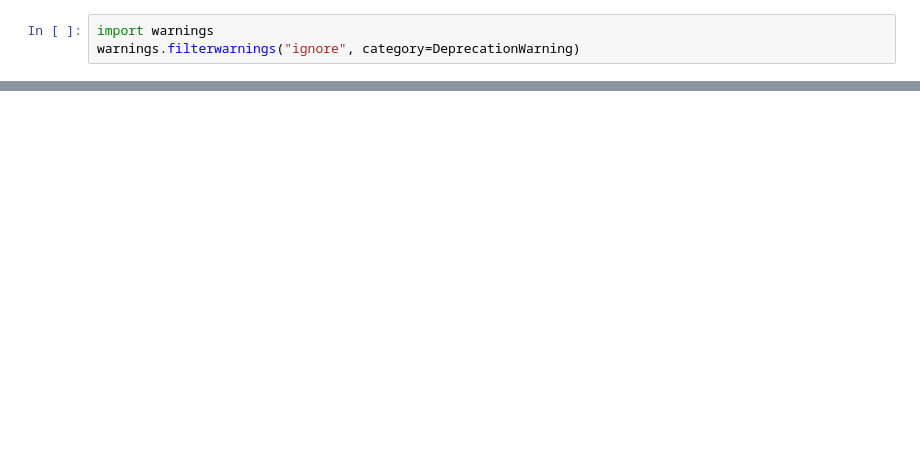
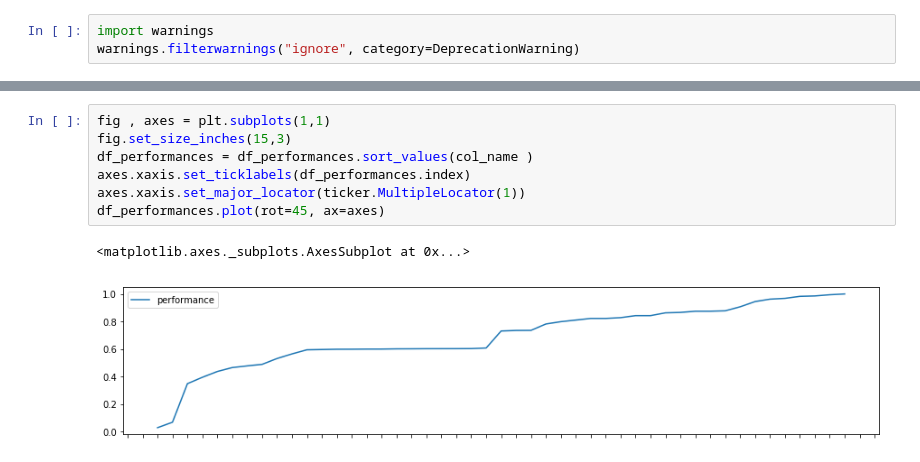
Before and after one commit to cjacques4/Parkinson-Speech-Dataset-with-Multiple-Types-of-Sound-Recordings, a Jupyter notebook: Projet_Python_DataAnalysis.ipynb, the cells around one changed output, grey strips where cells are left out. Drawn from its saved outputs; the diff is of its cells as text; blank space fills up the shorter version.

```diff
--- a/Projet_Python_DataAnalysis.ipynb
+++ b/Projet_Python_DataAnalysis.ipynb
@@ -544,0 +588,10 @@ Standardize features by r
+# %%
+fig , axes = plt.subplots(1,1)
+fig.set_size_inches(15,3)
+df_performances = df_performances.sort_values(col_name )
+axes.xaxis.set_ticklabels(df_performances.index)
+axes.xaxis.set_major_locator(ticker.MultipleLocator(1))
+df_performances.plot(rot=45, ax=axes)
+# %% [output]
+<matplotlib.axes._subplots.AxesSubplot at 0x...>
+[figure, added]
```
Also changed, not shown: parts of 17 cells of this notebook.
